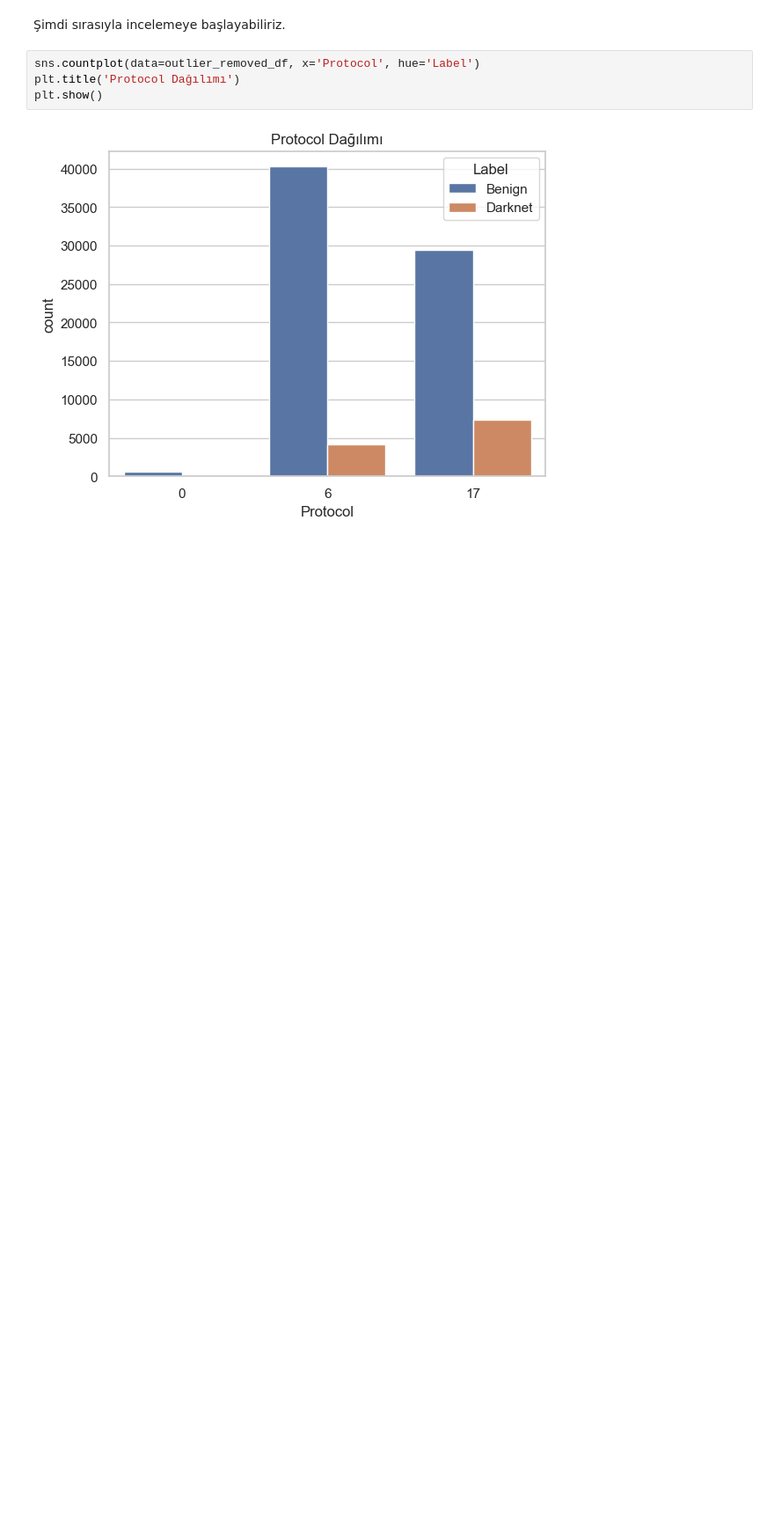
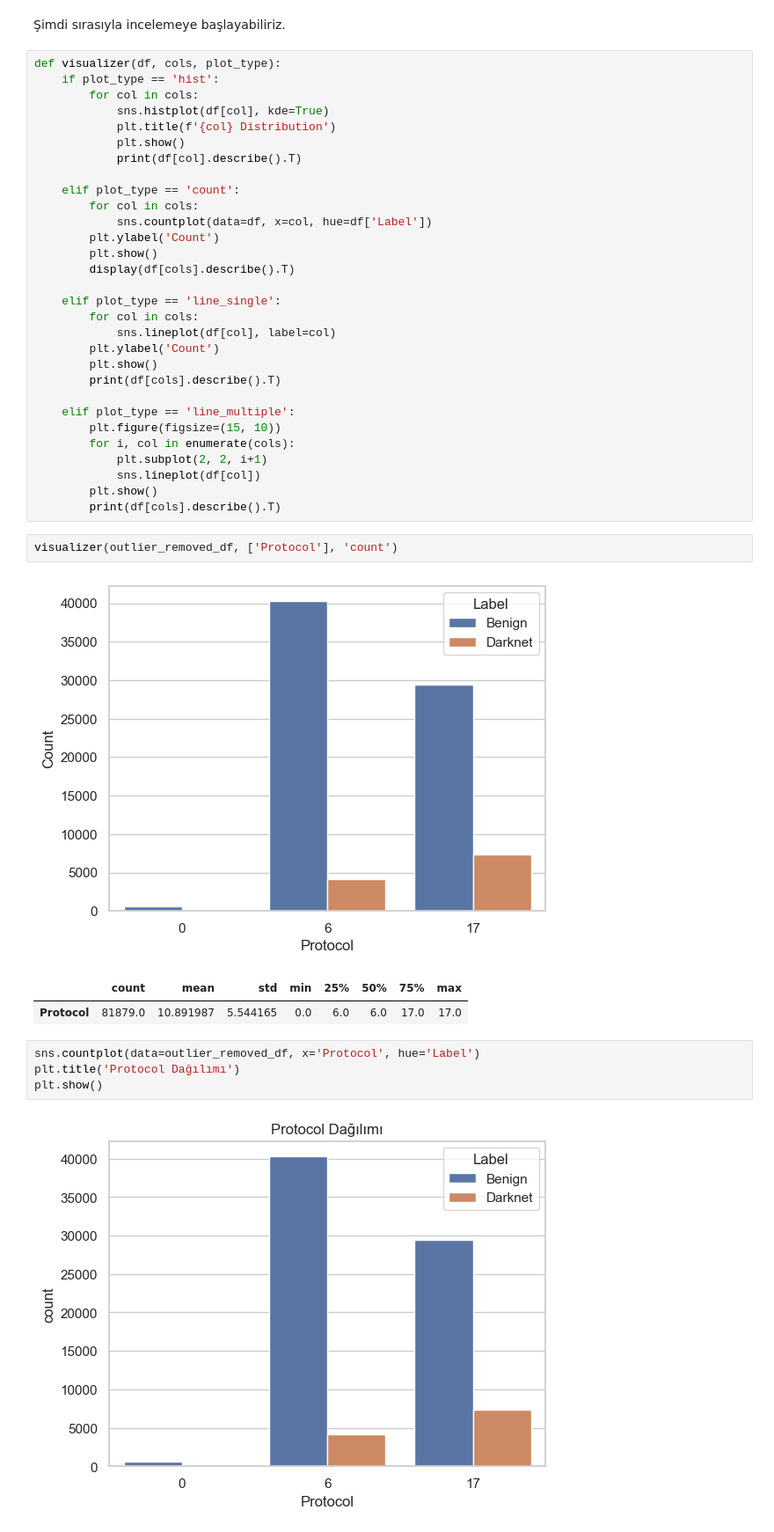
Before and after one commit to BoraDere/Darknet, a Jupyter notebook: nb.ipynb, the cells around one changed output. Shown at 88% size. Cells and saved outputs as stored; diff of their text form; blank space fills up the shorter version.

```diff
--- a/nb.ipynb
+++ b/nb.ipynb
@@ -688,5 +632,41 @@ s
 # %% [markdown]
 Şimdi sırasıyla incelemeye başlayabiliriz.
+# %%
+def visualizer(df, cols, plot_type):
+    if plot_type == 'hist':
+        for col in cols:
+            sns.histplot(df[col], kde=True)
+            plt.title(f'{col} Distribution')
+            plt.show()
+            print(df[col].describe().T)
+
+    elif plot_type == 'count':
+        for col in cols:
+            sns.countplot(data=df, x=col, hue=df['Label'])
+        plt.ylabel('Count')
+        plt.show()
+        display(df[cols].describe().T)
+
+    elif plot_type == 'line_single':
+        for col in cols:
+            sns.lineplot(df[col], label=col)
+        plt.ylabel('Count')
+        plt.show()
+        print(df[cols].describe().T)
+
+    elif plot_type == 'line_multiple':
+        plt.figure(figsize=(15, 10))
+        for i, col in enumerate(cols):
+            plt.subplot(2, 2, i+1)
+            sns.lineplot(df[col])
+        plt.show()
+        print(df[cols].describe().T)
+# %%
+visualizer(outlier_removed_df, ['Protocol'], 'count')
+# %% [output]
+[figure, added]
+|  | count | mean | std | min | 25% | 50% | 75% | max |
+| Protocol | 81879.0 | 10.891987 | 5.544165 | 0.0 | 6.0 | 6.0 | 17.0 | 17.0 |
 # %%
 sns.countplot(data=outlier_removed_df, x='Protocol', hue='Label')
 plt.title('Protocol Dağılımı')
```
Also changed, not shown: parts of 8 cells of this notebook.
